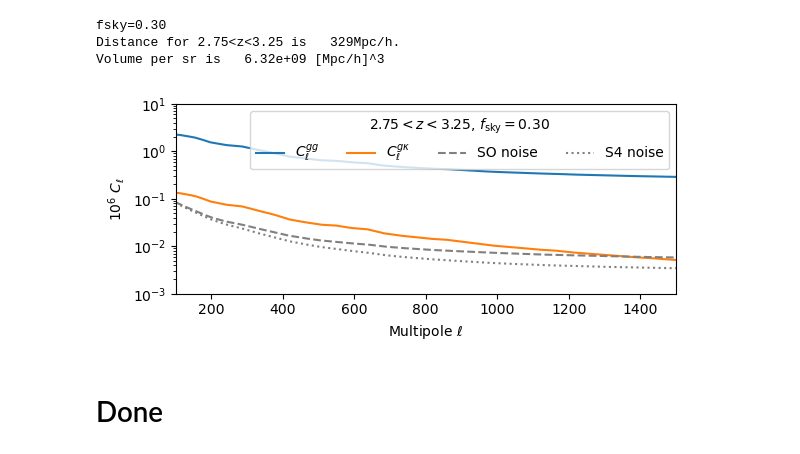
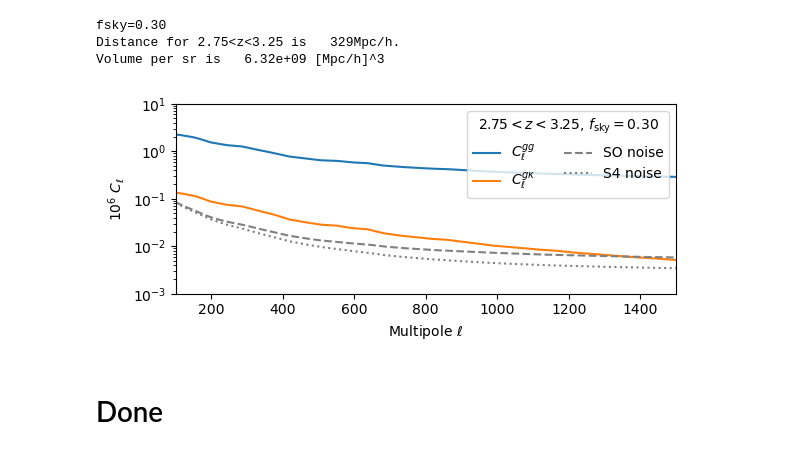
Before and after one commit to martinjameswhite/AnalyzeLAE, a Jupyter notebook: mocks/CMBlensing.ipynb, the cells around one changed output. Cells and saved outputs as stored; diff of their text form; code cells hidden in the pictures.

```diff
--- a/mocks/CMBlensing.ipynb
+++ b/mocks/CMBlensing.ipynb
@@ -213,30 +213,31 @@ clgk = np.interp(ell,chi*knb,pgm*wgk)
 # %%
 # Make the figure.
 fig,ax = plt.subplots(1,1,figsize=(6,2.75))
 # First do Simons.
 ax.plot(ell,1e6*clgg,'-',color='C0',label=r'$C_\ell^{gg}$')
 ax.plot(ell,1e6*clgk,'-',color='C1',label=r'$C_\ell^{g\kappa}$')
 ##ax.plot(ell,1e6*clkk,'-',color='C2',label=r'$C_\ell^{\kappa\kappa}$')
 #
 Nell = 1.0/(2*ell+1)/fsky*( clgg*(clkk+np.interp(ell,SOn[:,0],SOn[:,1]))+clgk**2 )
 Nell = np.sqrt(Nell)
 ax.plot(ell,1e6*Nell,'--',color='gray',label=r'SO noise')
 #
 Nell = 1.0/(2*ell+1)/fsky*( clgg*(clkk+np.interp(ell,S4n[:,0],S4n[:,1]))+clgk**2 )
 Nell = np.sqrt(Nell)
 ax.plot(ell,1e6*Nell,':',color='gray',label=r'S4 noise')
 #
-ax.legend(title='${:.2f}<z<{:.2f}$,'.format(zmin,zmax)+r' $f_{\rm sky}='+'{:.2f}$'.format(fsky),loc=1,ncol=4)
+ax.legend(title='${:.2f}<z<{:.2f}$,'.format(zmin,zmax)+r' $f_{\rm sky}='+'{:.2f}$'.format(fsky),\
+          loc=1,ncol=2)
 ax.set_xlim(100.,1500)
 ax.set_ylim(1e-3,10.0)
 ax.set_yscale('log')
 ax.set_xlabel(r'Multipole $\ell$')
 ax.set_ylabel(r'$10^6\ C_\ell$')
 #
 plt.tight_layout()
 plt.savefig('lae_cmb_lensing.pdf')
 plt.savefig('lae_cmb_lensing.png')
 # %% [output]
-[figure, old version]
+[figure, new version]
 # %% [markdown]
 # Done
```
Also changed, not shown: 1 other file.
